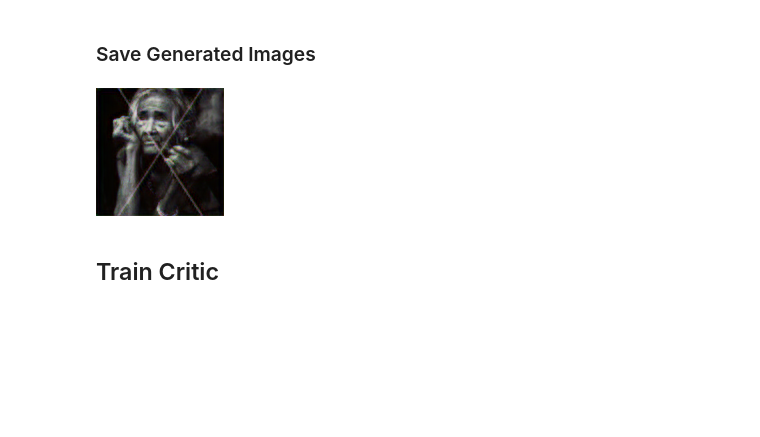
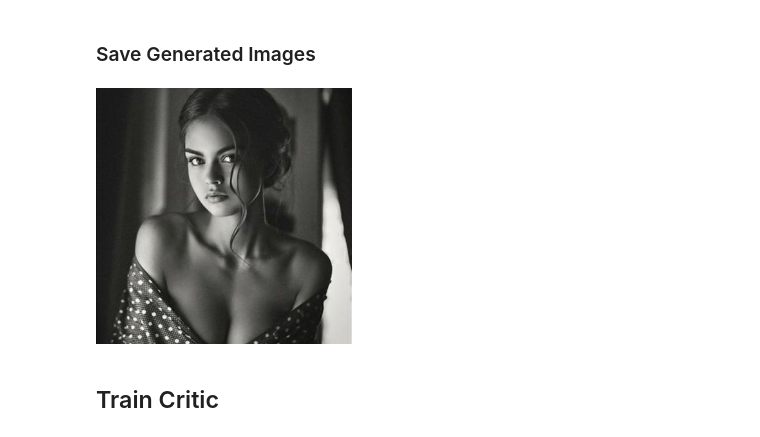
Before and after one commit to waydegg/dl_projects, a Jupyter notebook: GAN Project.ipynb, the cells around one changed output. Saved outputs shown, nothing was run; the diff lists cells and outputs as text; code cells hidden in the pictures; blank space fills up the shorter version.

```diff
--- a/GAN Project.ipynb
+++ b/GAN Project.ipynb
@@ -242,9 +347,9 @@ GEN.mkdir(exist_ok=True)
 # %%
 save_preds(data_gen.fix_dl)
 # %%
-PIL.Image.open(GEN.ls()[0])
+PIL.Image.open(GEN.ls()[1])
 # %% [output]
-[figure, old version]
+[figure, new version]
 # %% [markdown]
 ## Train Critic
 # %%
```
Also changed, not shown: parts of 89 cells of this notebook, 4 other files.
